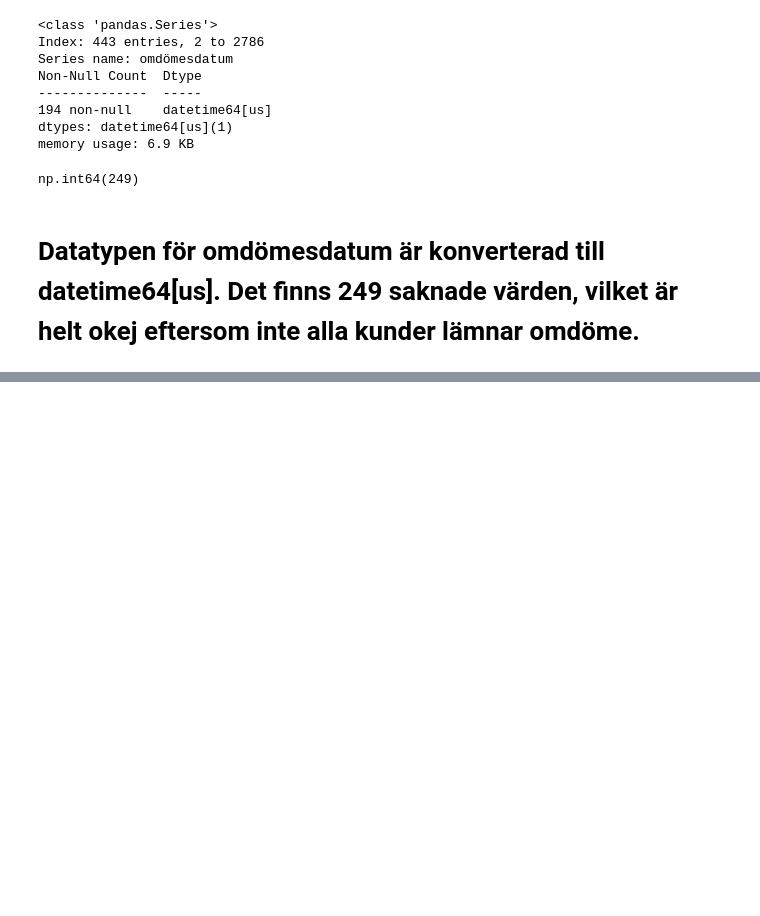
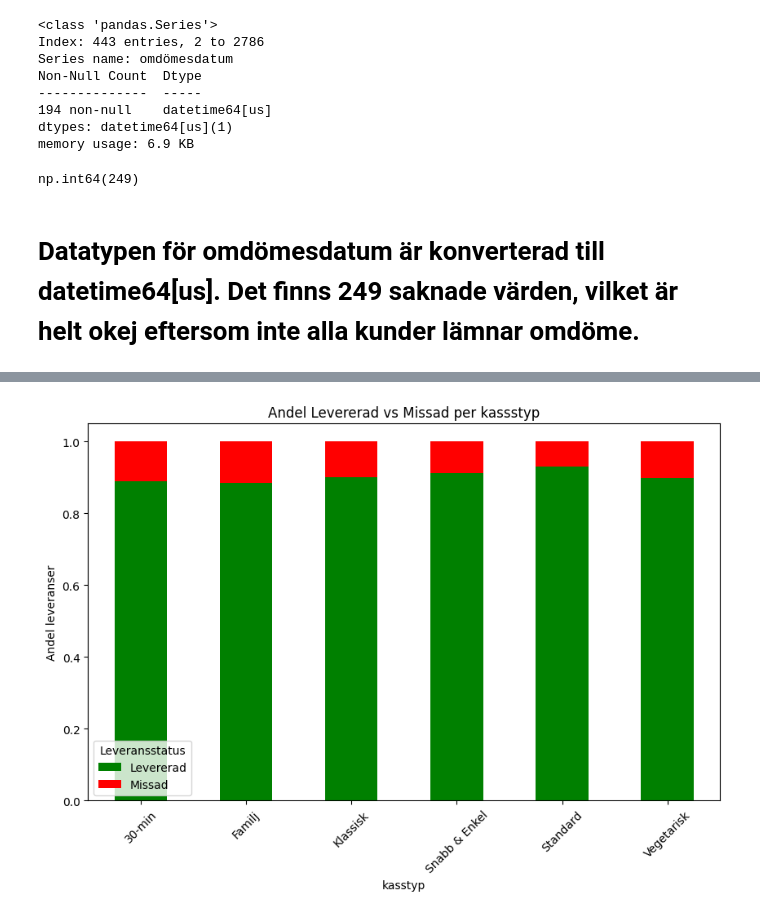
Before and after one commit to agneselner/matkassen-etl-pipeline, a Jupyter notebook: matkassen-etl/notebook/matkassen_tvattad.ipynb, the cells around one changed output, grey strips where cells are left out. Cells and saved outputs as stored; diff of their text form; code cells hidden in the pictures; blank space fills up the shorter version.

```diff
--- a/matkassen-etl/notebook/matkassen_tvattad.ipynb
+++ b/matkassen-etl/notebook/matkassen_tvattad.ipynb
@@ -1034,0 +1214,20 @@ np.int64(249)
+# %%
+# Slå ihop kvarvarande kassstyper till huvudkategorier
+kasstyp_map_extra = {
+    'classic': 'Klassisk',
+    'family': 'Familj',
+    'express': 'Express',
+    '30-min': '30-min'
+}
+df['kasstyp'] = df['kasstyp'].str.strip().str.title().map(kasstyp_map_extra).fillna(df['kasstyp'].str.title())
+
+# Slå ihop kvarvarande leveransstatus till huvudkategorier
+status_map_extra = {
+    'ok': 'Levererad',
+    'delivered': 'Levererad'
+}
+df['leveransstatus'] = df['leveransstatus'].str.strip().str.lower().map(status_map_extra).fillna(df['leveransstatus'].str.title())
+
+# Kolla resultatet
+print(df['kasstyp'].value_counts())
+print(df['leveransstatus'].value_counts())
@@ -1034,0 +1250,12 @@ np.int64(249)
+# %%
+# Standardisera kassstyp
+kasstyp_map = {
+    'Classic': 'Klassisk',
+    'Family': 'Familj',
+    'Express': 'Snabb & Enkel',
+    '30-Min': '30-min'
+}
+df['kasstyp'] = df['kasstyp'].map(kasstyp_map).fillna(df['kasstyp'])
+
+# Kolla resultatet
+print(df['kasstyp'].value_counts())
@@ -1034,0 +1271,3 @@ np.int64(249)
+# %%
+leverans_kpi = df.groupby('kasstyp')['leveransstatus'].value_counts(normalize=True).unstack()
+print(leverans_kpi)
@@ -1034,0 +1283,12 @@ np.int64(249)
+# %%
+import matplotlib.pyplot as plt
+
+# Plotta leveransstatus per kassstyp
+leverans_kpi.plot(kind='bar', stacked=True, figsize=(10,6), color=['green', 'red'])
+plt.ylabel('Andel leveranser')
+plt.title('Andel Levererad vs Missad per kassstyp')
+plt.legend(title='Leveransstatus')
+plt.xticks(rotation=45)
+plt.show()
+# %% [output]
+[figure, added]
```
Also changed, not shown: parts of 21 cells of this notebook, 5 other files.
